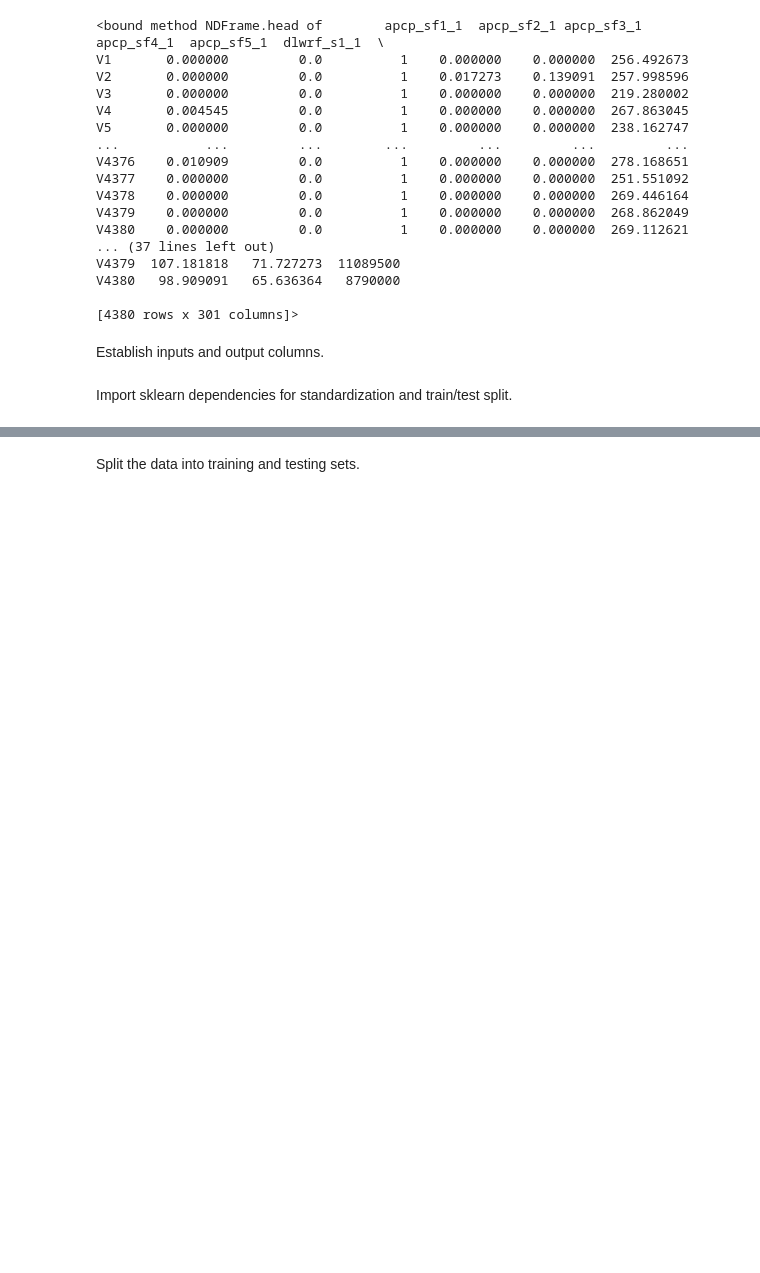
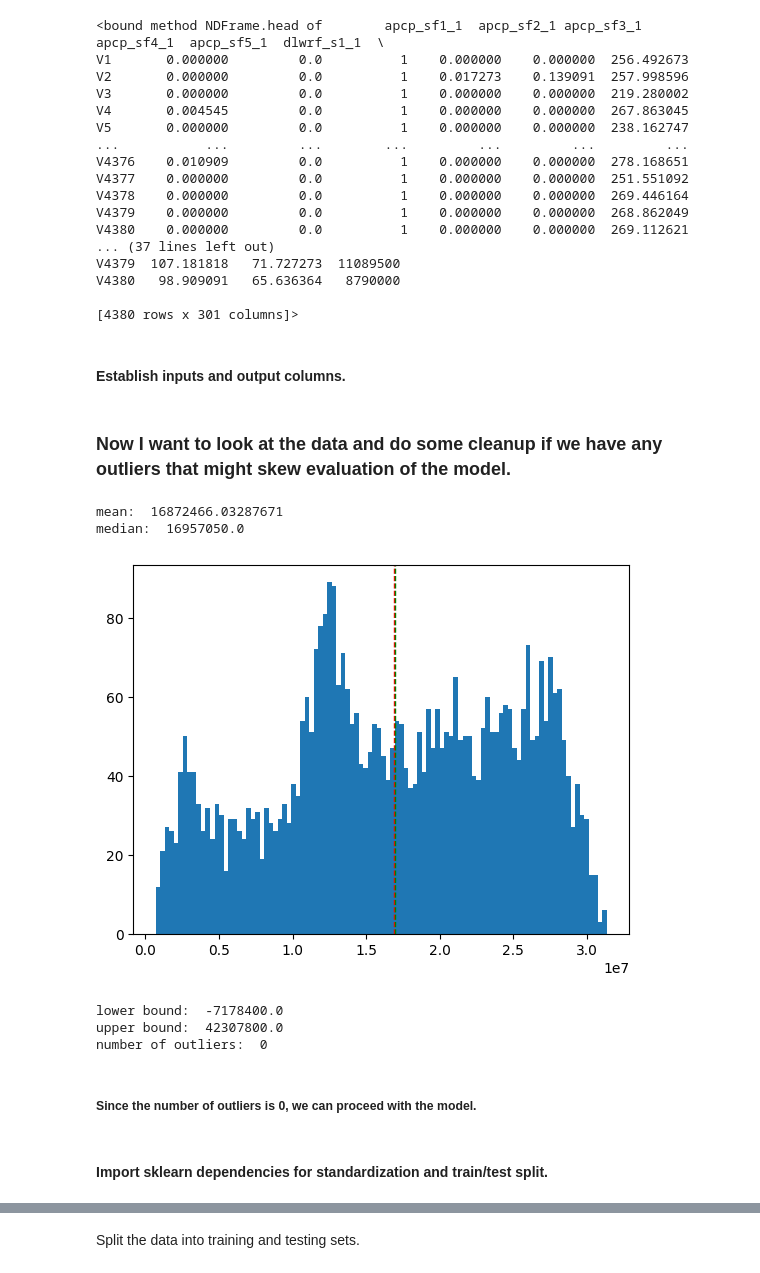
Before and after one commit to Joaomc15/UC3M-MLBD, a Jupyter notebook: assignment1/src/simple_models/KNNmodel.ipynb, the cells around one changed output, grey strips where cells are left out. Cells and saved outputs as stored; diff of their text form; code cells hidden in the pictures; blank space fills up the shorter version.

Commit message:
Did a little more data discovery and am going to determine evalutation criteria

```diff
--- a/assignment1/src/simple_models/KNNmodel.ipynb
+++ b/assignment1/src/simple_models/KNNmodel.ipynb
@@ -30,12 +30,52 @@ V4380   98.909091   65.636364   8790000
 
 [4380 rows x 301 columns]>
 # %% [markdown]
-Establish inputs and output columns.
+#### Establish inputs and output columns.
 # %%
 x = df.drop('energy', axis=1)
 y = df['energy']
+# %% [markdown]
+### Now I want to look at the data and do some cleanup if we have any outliers that might skew evaluation of the model.
+# %%
+# plot the y values to see the distribution and check for outliers
+
+plt.hist(y, bins=100)
+
+plt.axvline(y.mean(), color='r', linestyle='dashed', linewidth=1)
+plt.axvline(y.median(), color='g', linestyle='dashed', linewidth=1)
+
+print('mean: ', y.mean())
+print('median: ', y.median())
+
+plt.show()
+
+# Even though the distribution is skewed, there don't appear to be any outliers, but let's check anyway
+
+# Identify the outliers using the IQR method
+
+q1 = y.quantile(0.25)
+q3 = y.quantile(0.75)
+iqr = q3 - q1
+lower_bound = q1 - (1.5*iqr)
+upper_bound = q3 + (1.5*iqr)
+
+print('lower bound: ', lower_bound)
+print('upper bound: ', upper_bound)
+
+# Identify the number of outliers
+
+print('number of outliers: ', len(y[y > upper_bound]) + len(y[y < lower_bound]))
+# %% [output]
+mean:  16872466.03287671
+median:  16957050.0
+[figure, added]
+lower bound:  -7178400.0
+upper bound:  42307800.0
+number of outliers:  0
+# %% [markdown]
+##### Since the number of outliers is 0, we can proceed with the model.
 # %% [markdown]
-Import sklearn dependencies for standardization and train/test split.
+#### Import sklearn dependencies for standardization and train/test split.
 # %%
 from sklearn.compose import ColumnTransformer
 from sklearn.compose import make_column_selector
```
Also changed, not shown: parts of 19 cells of this notebook.
